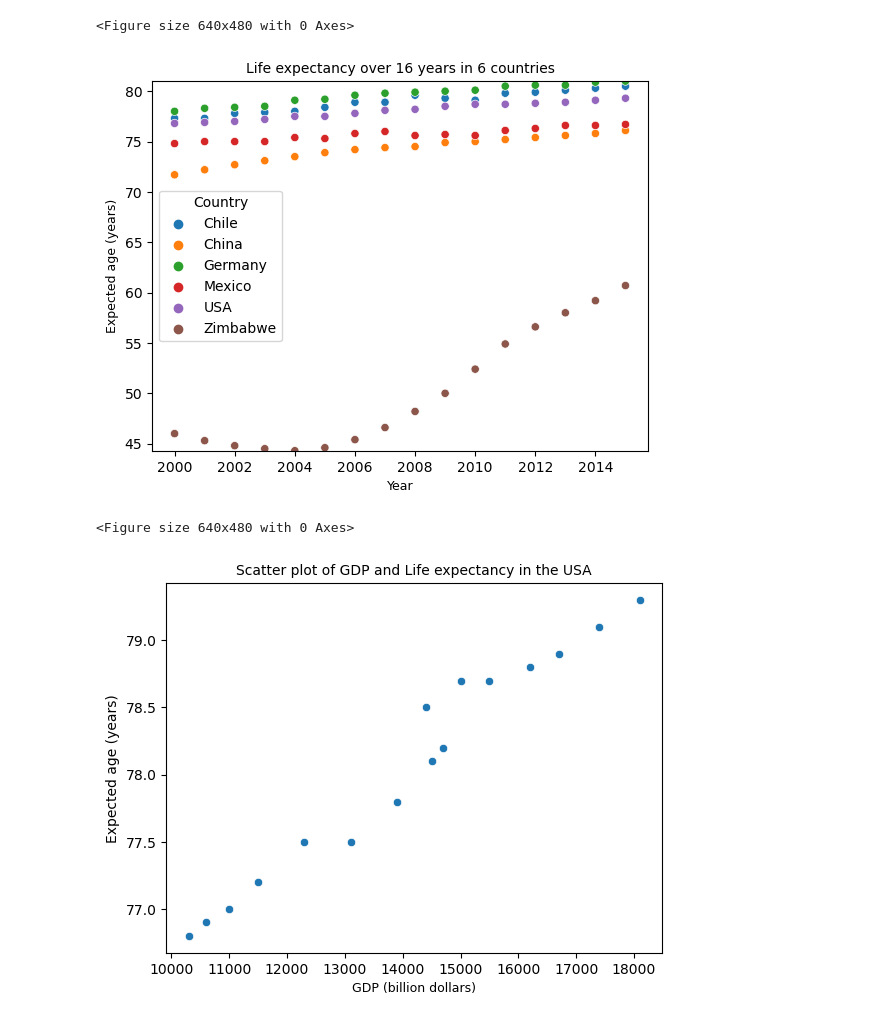
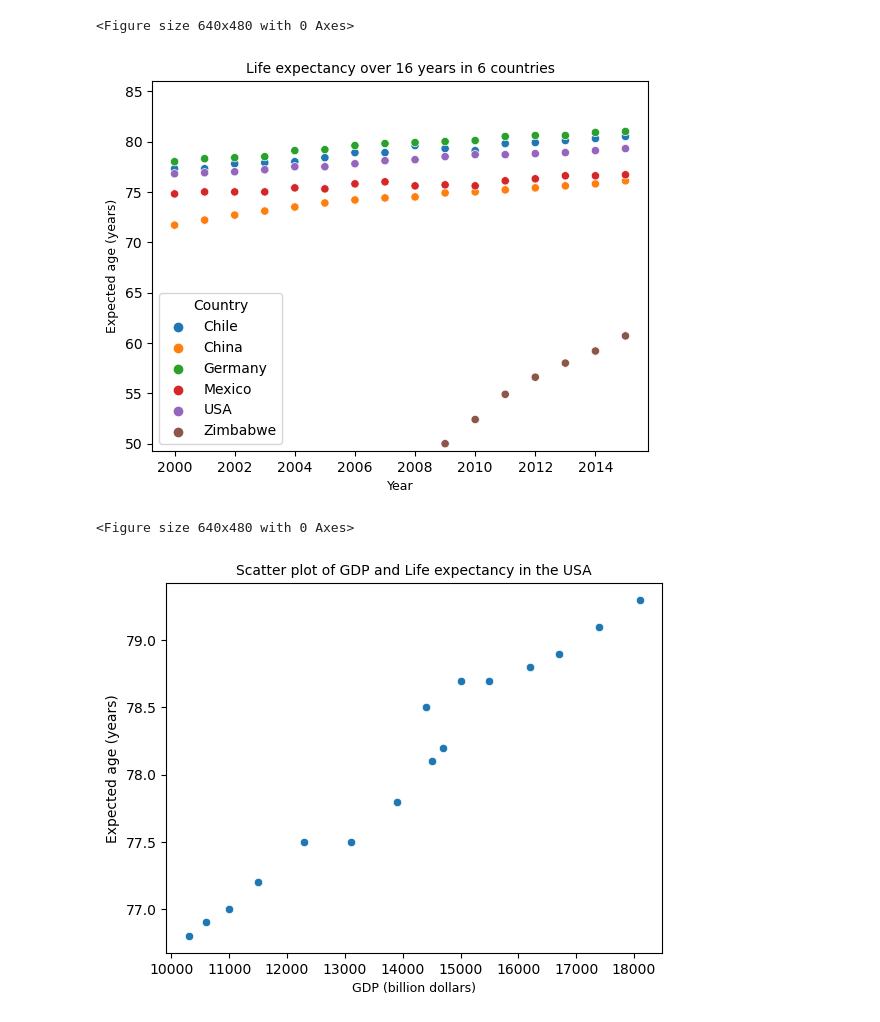
Before and after one commit to LiZoMark841619/GDP_Life_expectancy, a Jupyter notebook: Project/Life-Expectancy-and-GDP-Starter/life_expectancy_gdp.ipynb, the cells around one changed output. Drawn from its saved outputs; the diff is of its cells as text; code cells hidden in the pictures.

```diff
--- a/Project/Life-Expectancy-and-GDP-Starter/life_expectancy_gdp.ipynb
+++ b/Project/Life-Expectancy-and-GDP-Starter/life_expectancy_gdp.ipynb
@@ -119,13 +119,13 @@ plt.clf()
 # %%
 sns.scatterplot(x='Year', y='Life_expectancy', hue='Country', data=data)
 plt.title(f'Life expectancy over {data.Year.nunique()} years in {data.Country.nunique()} countries', fontsize=10)
 plt.xlabel('Year', fontsize=9)
 plt.ylabel('Expected age (years)', fontsize=9)
-plt.ylim([np.min(data.Life_expectancy), np.max(data.Life_expectancy)])
+plt.ylim([np.min(data.Life_expectancy)+5, np.max(data.Life_expectancy)+5])
 plt.show()
 plt.clf()
 # %% [output]
-[figure, old version]
+[figure, new version]
 <Figure size 640x480 with 0 Axes>
 # %%
 filt_chile = data[data.Country == 'Chile']
```
Also changed, not shown: parts of 3 cells of this notebook.
